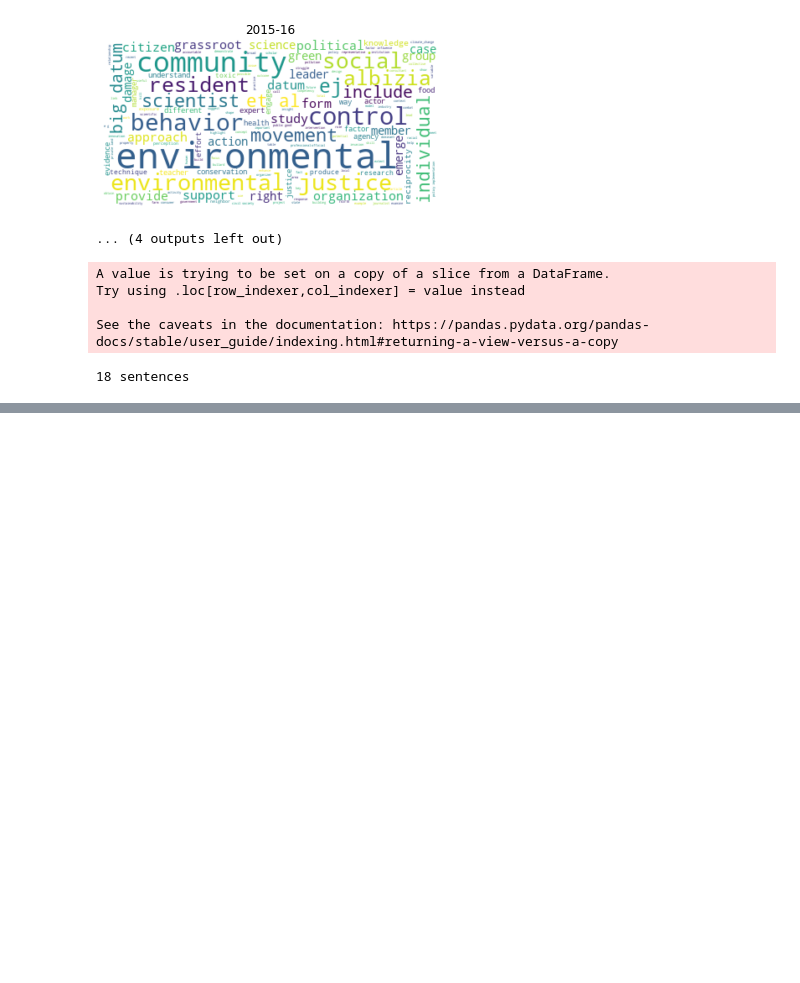
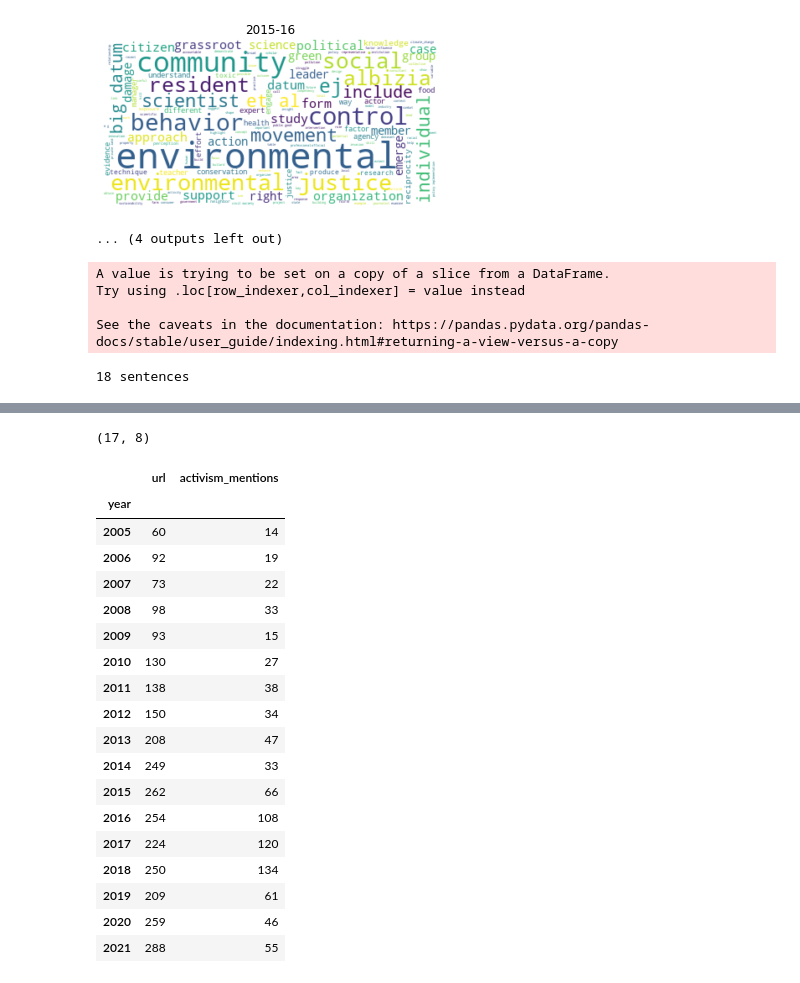
Before and after one commit to mikepackard415/Scientific-Environmental-Discourse, a Jupyter notebook: Programs/Activist Mentions in Scientific Discourse.ipynb, the cells around one changed output, grey strips where cells are left out. Saved outputs shown, nothing was run; the diff lists cells and outputs as text; code cells hidden in the pictures; blank space fills up the shorter version.

```diff
--- a/Programs/Activist Mentions in Scientific Discourse.ipynb
+++ b/Programs/Activist Mentions in Scientific Discourse.ipynb
@@ -250,0 +258,2 @@ print(len(df.sents_w_activi.sum()), "sentences")
+# %%
+sci = pd.read_pickle('../Data/Scientific-Discourse/env_sci_sents.pkl')
@@ -250,0 +301,31 @@ print(len(df.sents_w_activi.sum()), "sentences")
+# %%
+act.shape
+# %% [output]
+(17, 8)
+# %%
+sci['act'] = sci.tokens.apply(lambda x: len([w for w in x if w in ['activism', 'activist', 'environmentalism', 'environmentalist']]))
+# %%
+narticles = sci.groupby('year').agg({'url':pd.Series.nunique})
+activism = sci.groupby('year').act.sum()
+narticles['activism_mentions'] = activism
+narticles.loc[2005:]
+# %% [output]
+|  | url | activism_mentions |
+| year |  |  |
+| 2005 | 60 | 14 |
+| 2006 | 92 | 19 |
+| 2007 | 73 | 22 |
+| 2008 | 98 | 33 |
+| 2009 | 93 | 15 |
+| 2010 | 130 | 27 |
+| 2011 | 138 | 38 |
+| 2012 | 150 | 34 |
+| 2013 | 208 | 47 |
+| 2014 | 249 | 33 |
+| 2015 | 262 | 66 |
+| 2016 | 254 | 108 |
+| 2017 | 224 | 120 |
+| 2018 | 250 | 134 |
+| 2019 | 209 | 61 |
+| 2020 | 259 | 46 |
+| 2021 | 288 | 55 |
```
Also changed, not shown: parts of 23 cells of this notebook, 12 other files.
